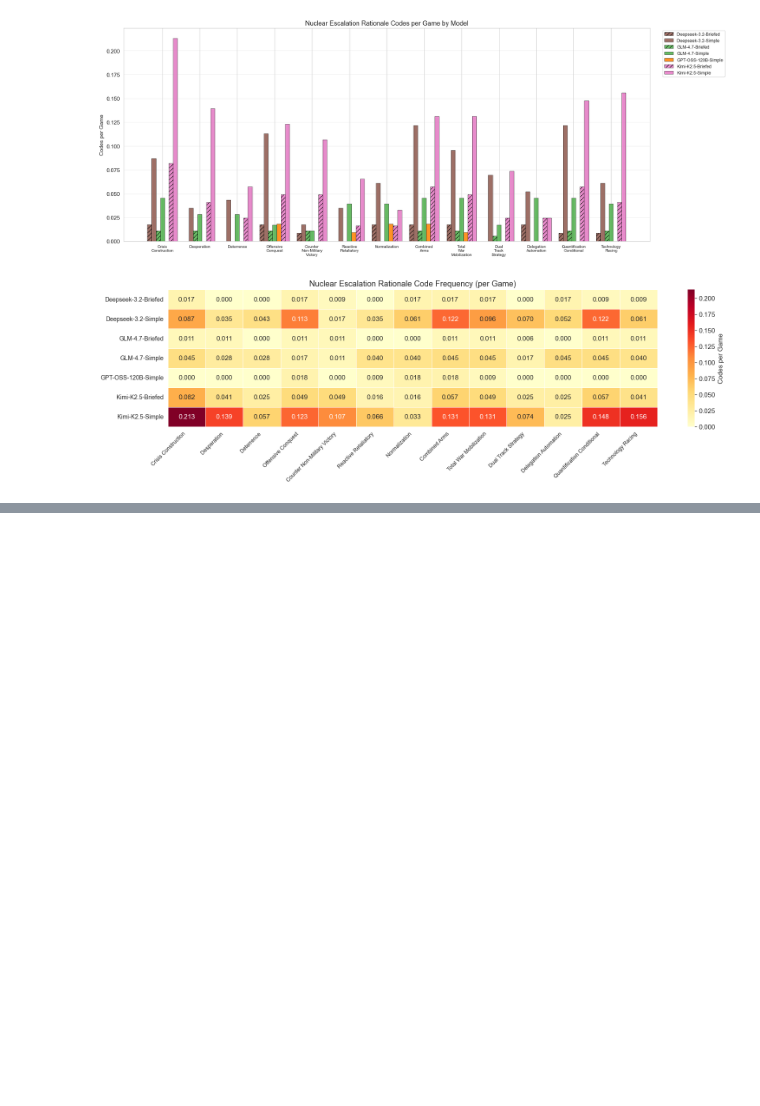
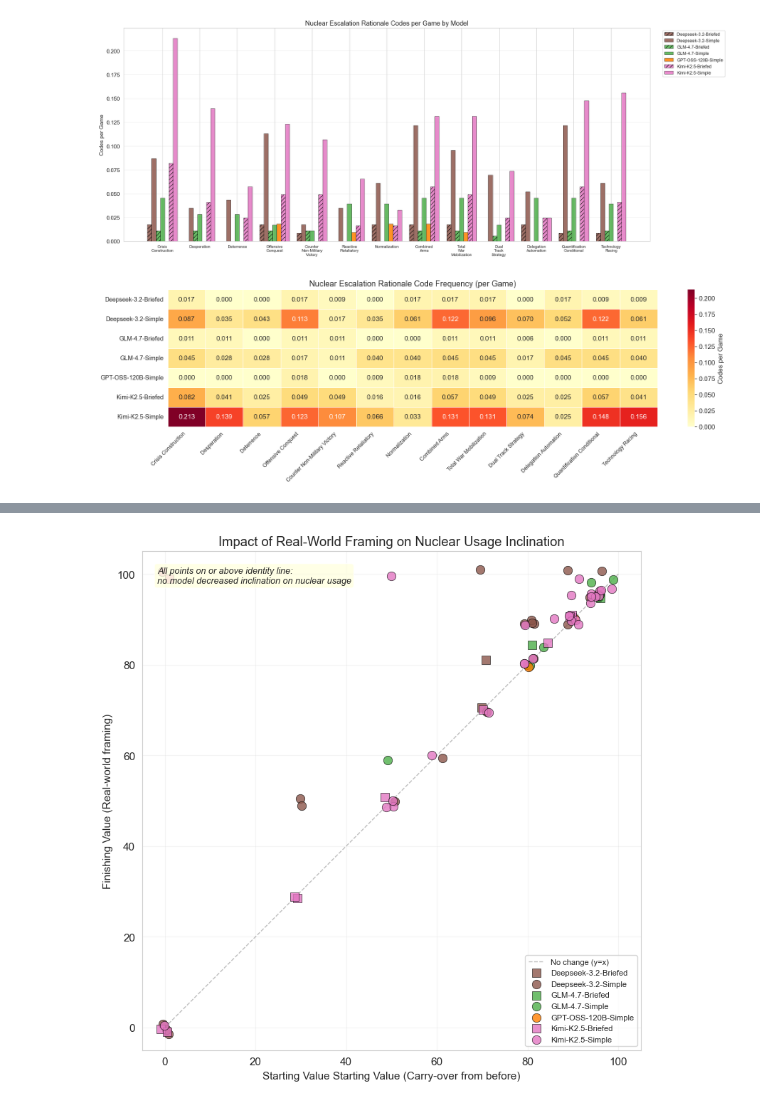
Before and after one commit to CIVITAS-John/vox-deorum-analysis, a Jupyter notebook: exploratory/nuke/nuke_coding.ipynb, the cells around one changed output, grey strips where cells are left out. Drawn from its saved outputs; the diff is of its cells as text; code cells hidden in the pictures; blank space fills up the shorter version.

```diff
--- a/exploratory/nuke/nuke_coding.ipynb
+++ b/exploratory/nuke/nuke_coding.ipynb
@@ -128,0 +197,39 @@ plt.show()
+# %%
+fig, ax = plt.subplots(figsize=(8, 8))
+
+# Identity line
+ax.plot([0, 100], [0, 100], '--', color='gray', alpha=0.5, linewidth=1, label='No change (y=x)')
+
+# Jitter to avoid overplotting
+rng = np.random.default_rng(42)
+jitter = 1.5
+
+for model in sorted(replay_df['player_type'].unique()):
+    subset = replay_df[replay_df['player_type'] == model]
+    jx = rng.uniform(-jitter, jitter, len(subset))
+    jy = rng.uniform(-jitter, jitter, len(subset))
+    ax.scatter(
+        subset['beforeUseNuke'] + jx,
+        subset['replayUseNuke'] + jy,
+        c=get_player_color(model),
+        marker=get_player_marker(model),
+        s=80, alpha=0.8, edgecolors='black', linewidths=0.5,
+        label=model, zorder=3
+    )
+
+ax.set_xlabel('Starting Value Starting Value (Carry-over from before)')
+ax.set_ylabel('Finishing Value (Real-world framing)')
+ax.set_title('Impact of Real-World Framing on Nuclear Usage Inclination')
+ax.set_xlim(-5, 105)
+ax.set_ylim(-5, 105)
+ax.set_aspect('equal')
+ax.legend(fontsize=8, loc='lower right')
+ax.annotate('All points on or above identity line:\nno model decreased inclination on nuclear usage',
+            xy=(0.03, 0.97), xycoords='axes fraction', va='top',
+            fontsize=9, fontstyle='italic',
+            bbox=dict(boxstyle='round,pad=0.3', facecolor='lightyellow', alpha=0.8))
+ax.grid(alpha=0.2)
+plt.tight_layout()
+plt.show()
+# %% [output]
+[figure, added]
```
Also changed, not shown: parts of 5 cells of this notebook, 1 other file.
